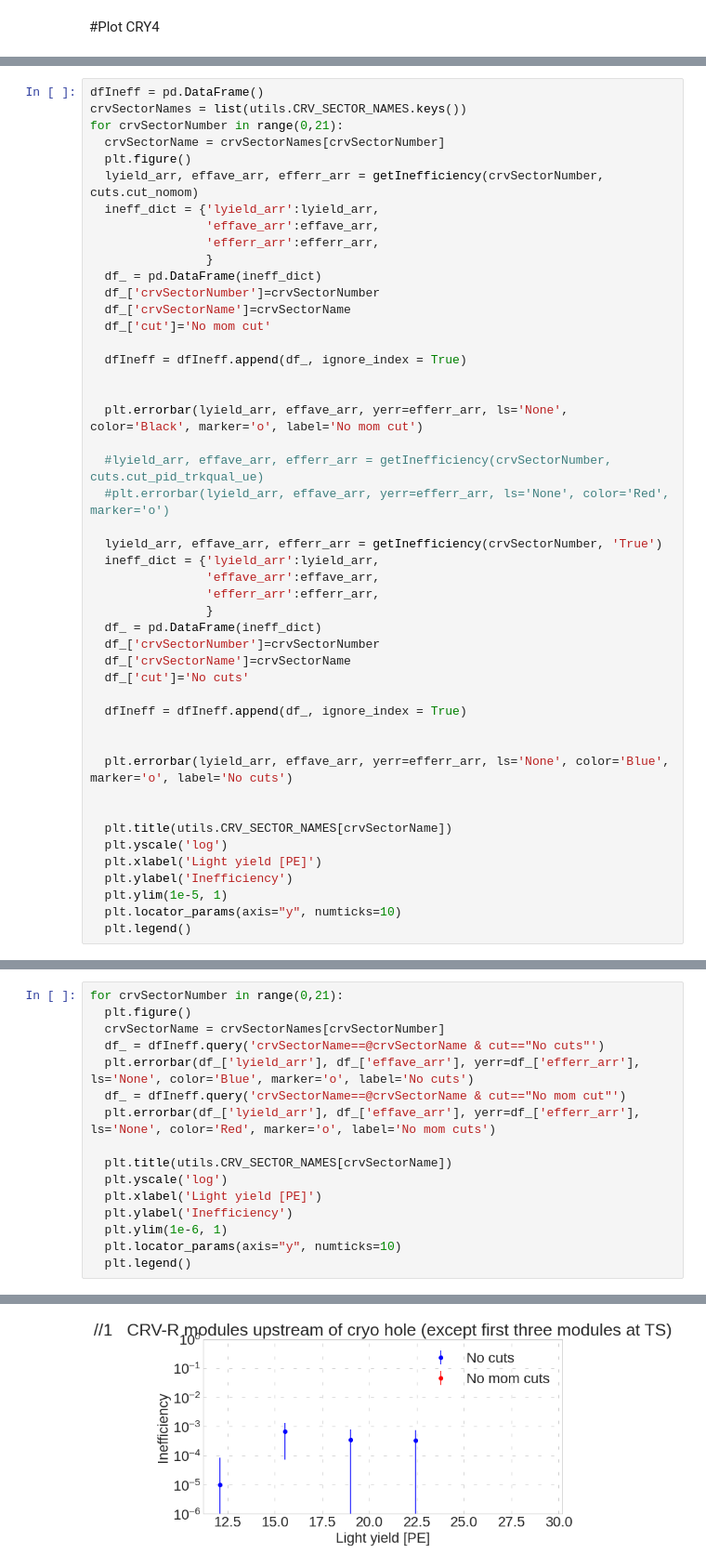
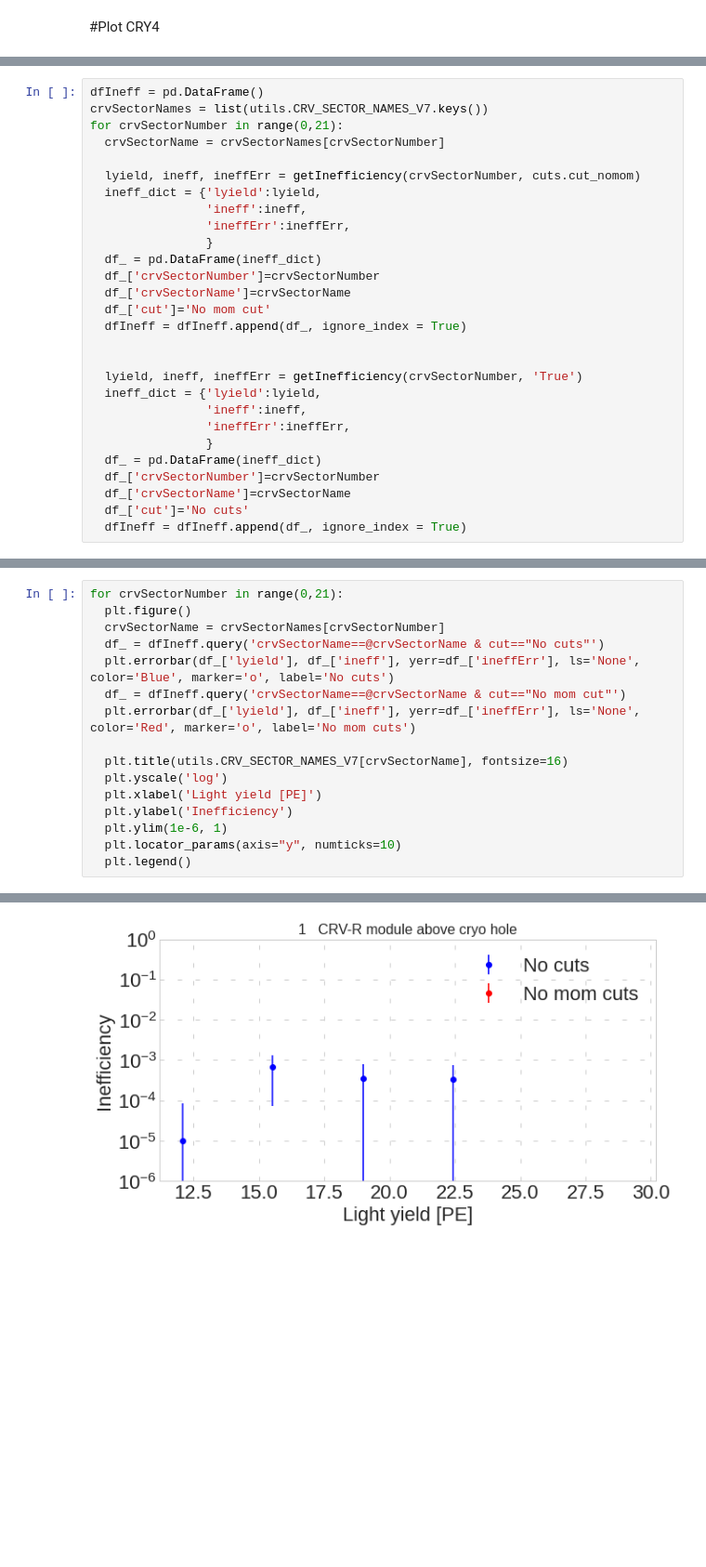
Before and after one commit to oksuzian/Mu2eANL, a Jupyter notebook: CRVEff/SectorEff.ipynb, the cells around one changed output, grey strips where cells are left out. Shown at 93% size. Saved outputs shown, nothing was run; the diff lists cells and outputs as text; blank space fills up the shorter version.

```diff
--- a/CRVEff/SectorEff.ipynb
+++ b/CRVEff/SectorEff.ipynb
@@ -195,48 +129,29 @@ def getInefficiency(crvSectorNumber, cut):
 # %%
 dfIneff = pd.DataFrame()
-crvSectorNames = list(utils.CRV_SECTOR_NAMES.keys())
+crvSectorNames = list(utils.CRV_SECTOR_NAMES_V7.keys())
 for crvSectorNumber in range(0,21):
   crvSectorName = crvSectorNames[crvSectorNumber]
-  plt.figure()
-  lyield_arr, effave_arr, efferr_arr = getInefficiency(crvSectorNumber, cuts.cut_nomom)
-  ineff_dict = {'lyield_arr':lyield_arr,
-                'effave_arr':effave_arr,
-                'efferr_arr':efferr_arr,
+
+  lyield, ineff, ineffErr = getInefficiency(crvSectorNumber, cuts.cut_nomom)
+  ineff_dict = {'lyield':lyield,
+                'ineff':ineff,
+                'ineffErr':ineffErr,
                 }
   df_ = pd.DataFrame(ineff_dict)
   df_['crvSectorNumber']=crvSectorNumber
   df_['crvSectorName']=crvSectorName
   df_['cut']='No mom cut'
-
   dfIneff = dfIneff.append(df_, ignore_index = True)
 
 
-  plt.errorbar(lyield_arr, effave_arr, yerr=efferr_arr, ls='None', color='Black', marker='o', label='No mom cut')
-
-  #lyield_arr, effave_arr, efferr_arr = getInefficiency(crvSectorNumber, cuts.cut_pid_trkqual_ue)
-  #plt.errorbar(lyield_arr, effave_arr, yerr=efferr_arr, ls='None', color='Red', marker='o')
-
-  lyield_arr, effave_arr, efferr_arr = getInefficiency(crvSectorNumber, 'True')
-  ineff_dict = {'lyield_arr':lyield_arr,
-                'effave_arr':effave_arr,
-                'efferr_arr':efferr_arr,
+  lyield, ineff, ineffErr = getInefficiency(crvSectorNumber, 'True')
+  ineff_dict = {'lyield':lyield,
+                'ineff':ineff,
+                'ineffErr':ineffErr,
                 }
   df_ = pd.DataFrame(ineff_dict)
   df_['crvSectorNumber']=crvSectorNumber
   df_['crvSectorName']=crvSectorName
   df_['cut']='No cuts'
-
   dfIneff = dfIneff.append(df_, ignore_index = True)
-
-
-  plt.errorbar(lyield_arr, effave_arr, yerr=efferr_arr, ls='None', color='Blue', marker='o', label='No cuts')
-
-
-  plt.title(utils.CRV_SECTOR_NAMES[crvSectorName])
-  plt.yscale('log')
-  plt.xlabel('Light yield [PE]')
-  plt.ylabel('Inefficiency')
-  plt.ylim(1e-5, 1)
-  plt.locator_params(axis="y", numticks=10)
-  plt.legend()
 # %% [output]
@@ -306,11 +182,11 @@ for crvSectorNumber in range(0,21):
   plt.figure()
   crvSectorName = crvSectorNames[crvSectorNumber]
   df_ = dfIneff.query('crvSectorName==@crvSectorName & cut=="No cuts"')
-  plt.errorbar(df_['lyield_arr'], df_['effave_arr'], yerr=df_['efferr_arr'], ls='None', color='Blue', marker='o', label='No cuts')
+  plt.errorbar(df_['lyield'], df_['ineff'], yerr=df_['ineffErr'], ls='None', color='Blue', marker='o', label='No cuts')
   df_ = dfIneff.query('crvSectorName==@crvSectorName & cut=="No mom cut"')
-  plt.errorbar(df_['lyield_arr'], df_['effave_arr'], yerr=df_['efferr_arr'], ls='None', color='Red', marker='o', label='No mom cuts')
+  plt.errorbar(df_['lyield'], df_['ineff'], yerr=df_['ineffErr'], ls='None', color='Red', marker='o', label='No mom cuts')
 
-  plt.title(utils.CRV_SECTOR_NAMES[crvSectorName])
+  plt.title(utils.CRV_SECTOR_NAMES_V7[crvSectorName], fontsize=16)
   plt.yscale('log')
   plt.xlabel('Light yield [PE]')
   plt.ylabel('Inefficiency')
@@ -322 +198 @@ for crvSectorNumber in range(0,21):
-[figure, old version]
+[figure, new version]
```
Also changed, not shown: parts of 12 cells of this notebook.
